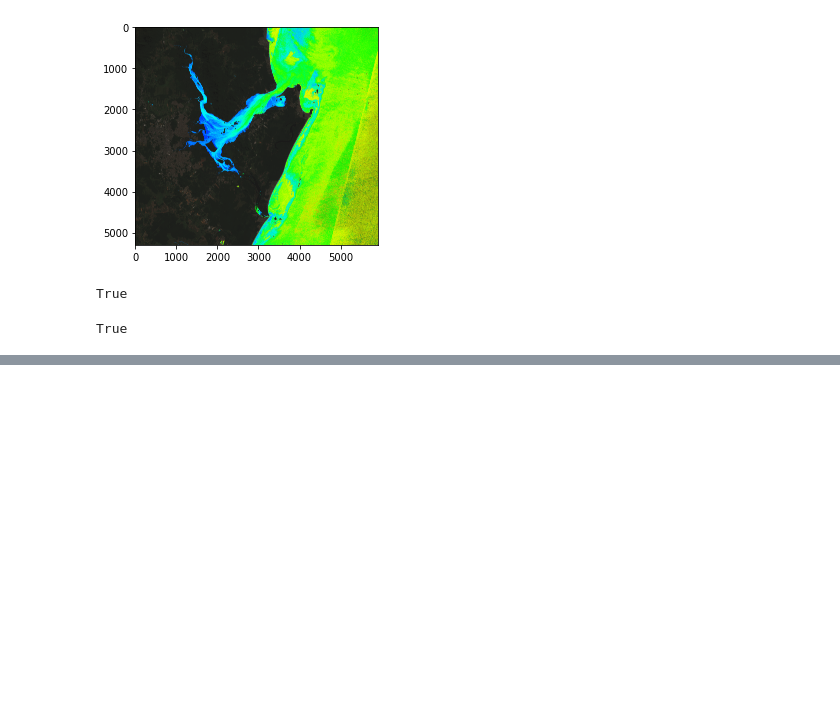
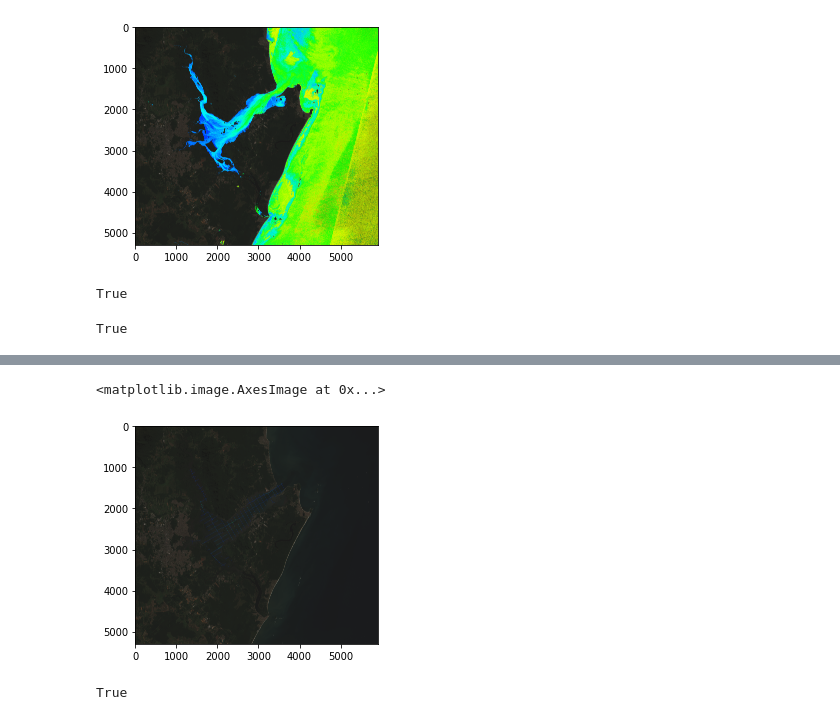
Before and after one commit to Ocean-Technologies/satellite_bathymetry, a Jupyter notebook: lgbm_rhow.ipynb, the cells around one changed output, grey strips where cells are left out. Drawn from its saved outputs; the diff is of its cells as text; code cells hidden in the pictures; blank space fills up the shorter version.

```diff
--- a/lgbm_rhow.ipynb
+++ b/lgbm_rhow.ipynb
@@ -435,0 +549,18 @@ True
+# %%
+frame2 = bgr_image.copy()
+for i, row in tqdm.tqdm(enumerate(df_comparison.itertuples())):
+    x = int(row[1])
+    y = int(row[2])
+    z = row[5]
+    frame2[y][x] = [int(e*255) for e in (colorsys.hls_to_rgb(z/(df_comparison['dif'].max()*1.6), 0.5, 1))]
+# %%
+frame2 = cv2.cvtColor(frame2,cv2.COLOR_BGR2RGB)
+# %%
+plt.imshow(frame2)
+# %% [output]
+<matplotlib.image.AxesImage at 0x...>
+[figure, added]
+# %%
+cv2.imwrite("rgb_error_rhow.jpg", frame2)
+# %% [output]
+True
```
Also changed, not shown: parts of 13 cells of this notebook.
